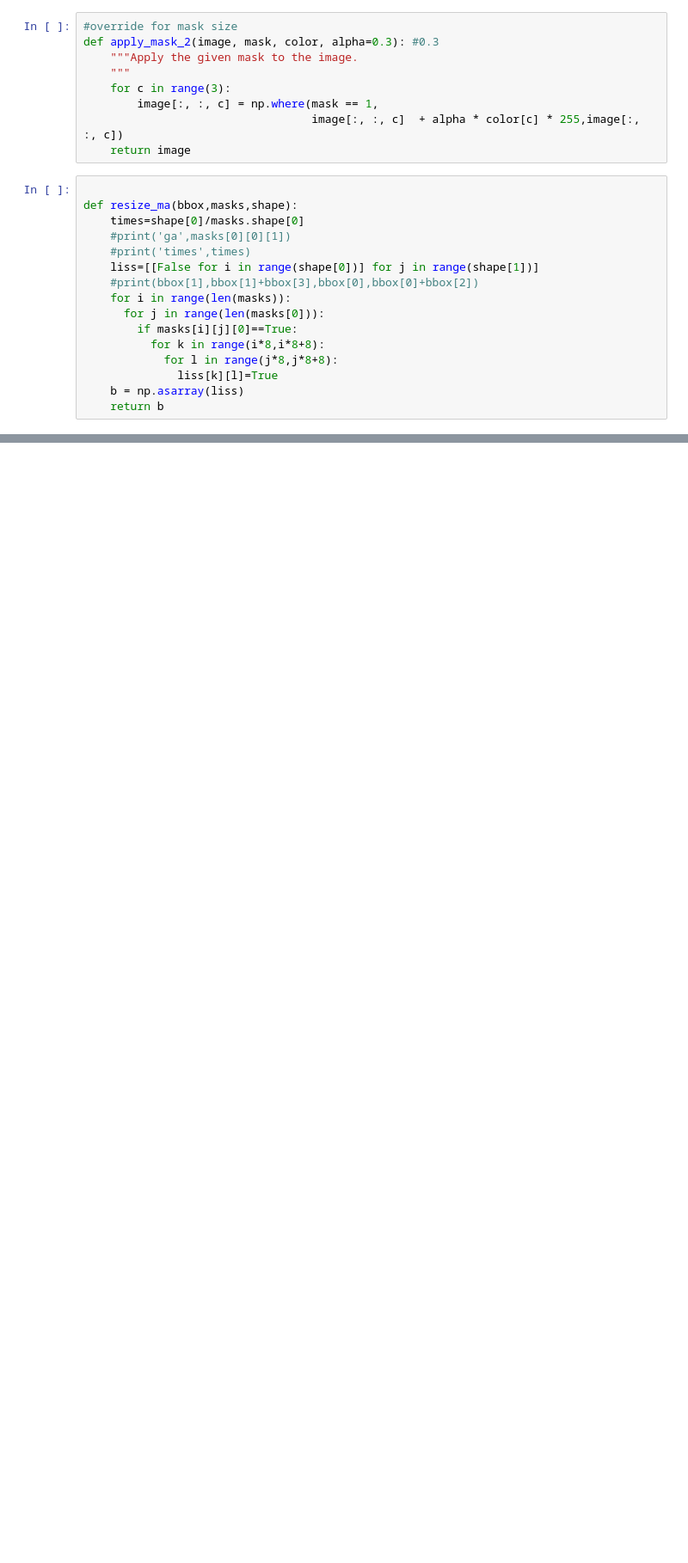
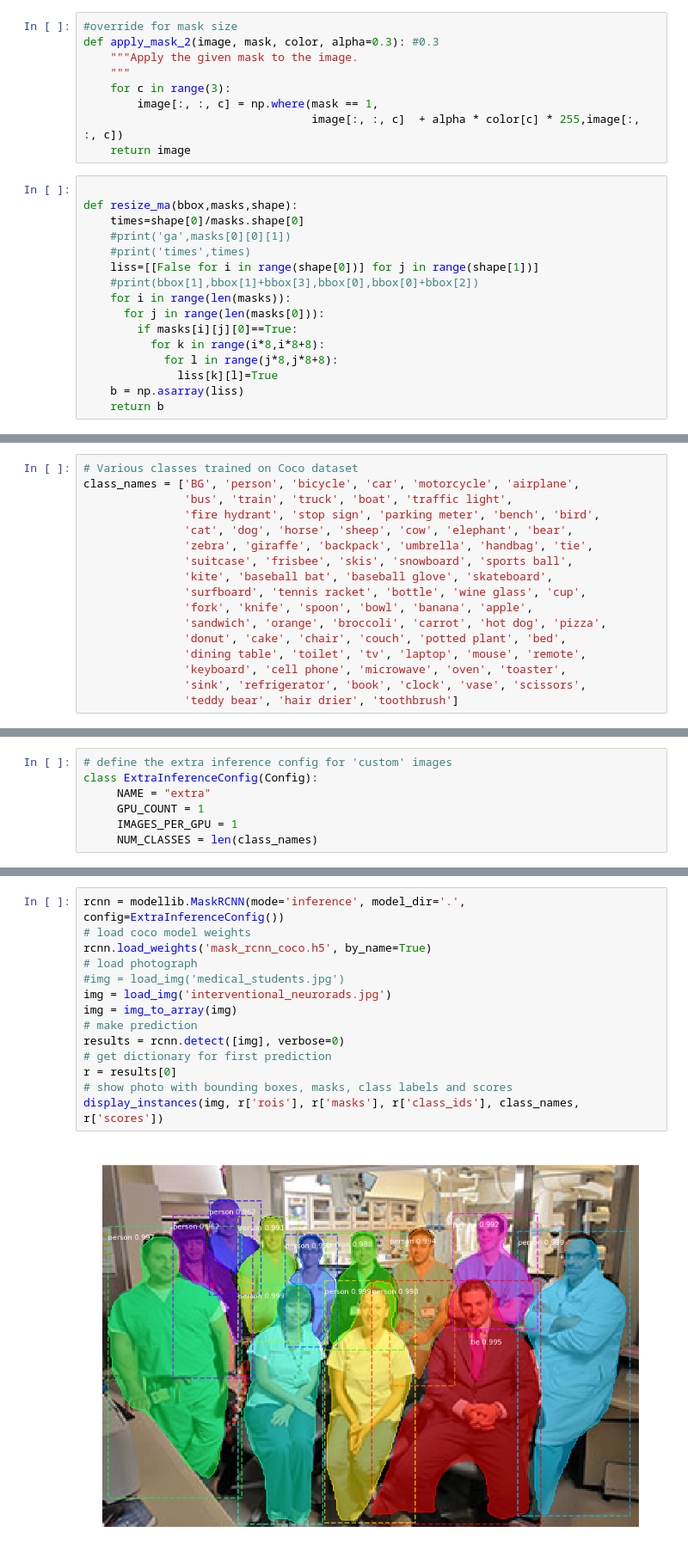
Before and after one commit to fangyi-mdai/rsna-2019-segmentation, a Jupyter notebook: brain segmentation.ipynb, the cells around one changed output, grey strips where cells are left out. Shown at 86% size. Drawn from its saved outputs; the diff is of its cells as text; blank space fills up the shorter version.

```diff
--- a/brain segmentation.ipynb
+++ b/brain segmentation.ipynb
@@ -779,0 +914,17 @@ anchors                  shape: (1, 1023, 4)          min:   -5.74665  max:    5
+# %%
+# Various classes trained on Coco dataset
+class_names = ['BG', 'person', 'bicycle', 'car', 'motorcycle', 'airplane',
+               'bus', 'train', 'truck', 'boat', 'traffic light',
+               'fire hydrant', 'stop sign', 'parking meter', 'bench', 'bird',
+               'cat', 'dog', 'horse', 'sheep', 'cow', 'elephant', 'bear',
+               'zebra', 'giraffe', 'backpack', 'umbrella', 'handbag', 'tie',
+               'suitcase', 'frisbee', 'skis', 'snowboard', 'sports ball',
+               'kite', 'baseball bat', 'baseball glove', 'skateboard',
+               'surfboard', 'tennis racket', 'bottle', 'wine glass', 'cup',
+               'fork', 'knife', 'spoon', 'bowl', 'banana', 'apple',
+               'sandwich', 'orange', 'broccoli', 'carrot', 'hot dog', 'pizza',
+               'donut', 'cake', 'chair', 'couch', 'potted plant', 'bed',
+               'dining table', 'toilet', 'tv', 'laptop', 'mouse', 'remote',
+               'keyboard', 'cell phone', 'microwave', 'oven', 'toaster',
+               'sink', 'refrigerator', 'book', 'clock', 'vase', 'scissors',
+               'teddy bear', 'hair drier', 'toothbrush']
@@ -779,0 +935,7 @@ anchors                  shape: (1, 1023, 4)          min:   -5.74665  max:    5
+# %%
+# define the extra inference config for 'custom' images
+class ExtraInferenceConfig(Config):
+     NAME = "extra"
+     GPU_COUNT = 1
+     IMAGES_PER_GPU = 1
+     NUM_CLASSES = len(class_names)
@@ -779,0 +974,16 @@ anchors                  shape: (1, 1023, 4)          min:   -5.74665  max:    5
+# %%
+rcnn = modellib.MaskRCNN(mode='inference', model_dir='.', config=ExtraInferenceConfig())
+# load coco model weights
+rcnn.load_weights('mask_rcnn_coco.h5', by_name=True)
+# load photograph
+#img = load_img('medical_students.jpg')
+img = load_img('interventional_neurorads.jpg')
+img = img_to_array(img)
+# make prediction
+results = rcnn.detect([img], verbose=0)
+# get dictionary for first prediction
+r = results[0]
+# show photo with bounding boxes, masks, class labels and scores
+display_instances(img, r['rois'], r['masks'], r['class_ids'], class_names, r['scores'])
+# %% [output]
+[figure, added]
```
Also changed, not shown: parts of 52 cells of this notebook.
